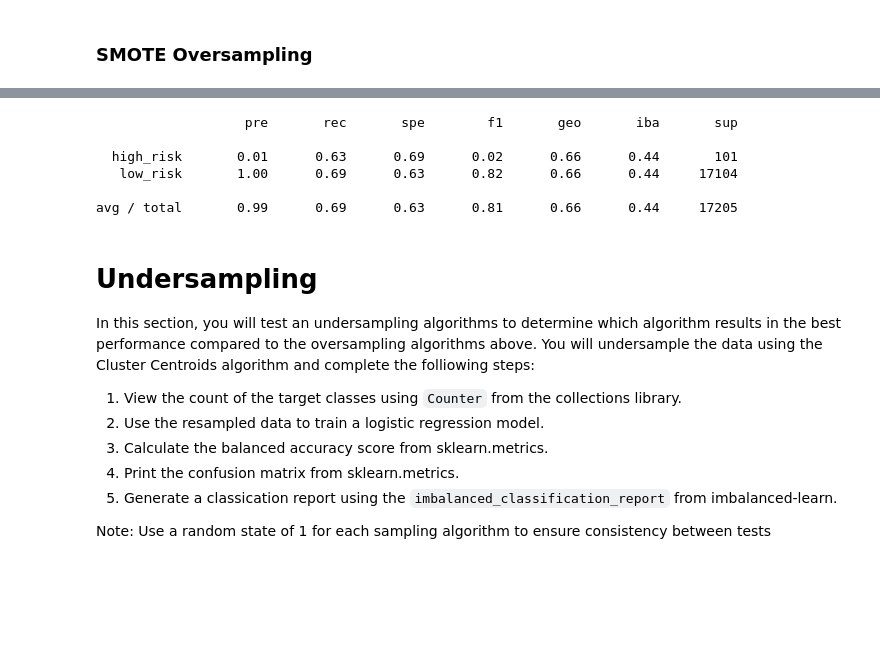
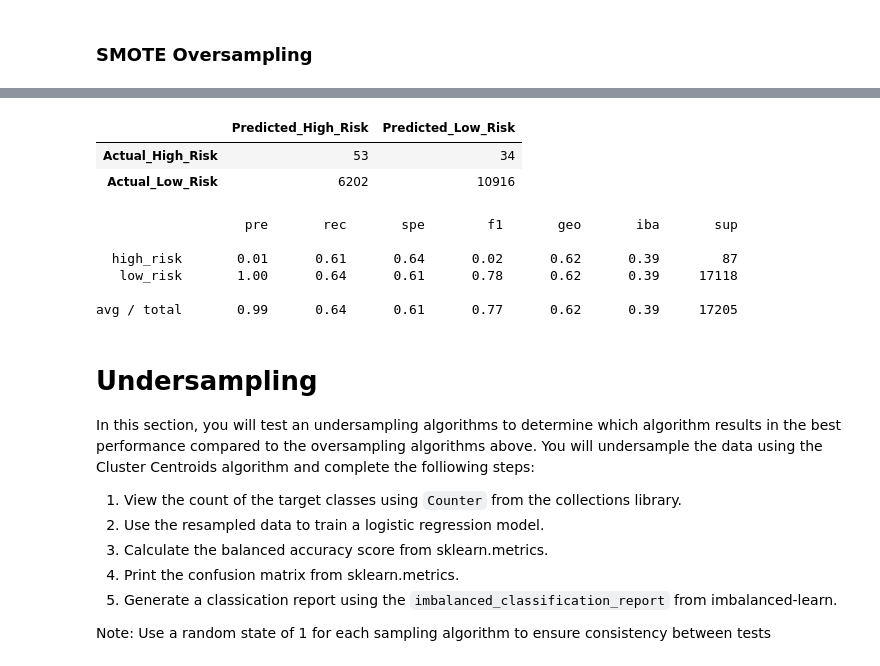
Before and after one commit to abhi82git/Credit_Risk_Analysis, a Jupyter notebook: credit_risk_resampling.ipynb, the cells around one changed output, grey strips where cells are left out. Cells and saved outputs as stored; diff of their text form; code cells hidden in the pictures; blank space fills up the shorter version.

```diff
--- a/credit_risk_resampling.ipynb
+++ b/credit_risk_resampling.ipynb
@@ -191,3 +186,11 @@ Counter({'loan_status': 1})
+# %%
+# Resample the training data with SMOTE
+from imblearn.over_sampling import SMOTE
+
+X_resampledSMOTE, y_resampleSMOTE = SMOTE(random_state=1, sampling_strategy='auto').fit_resample(X_train, y_train)
 # %%
 # Train the Logistic Regression model using the resampled data
-# YOUR CODE HERE
+model = LogisticRegression(random_state=1)
+
+model.fit(X_resampledSMOTE, y_resampleSMOTE)
+y_pred_SMOTE = model.predict(X_test)
@@ -207,13 +205,24 @@ array([[   64,    37],
+# %%
+# Display the confusion matrix
+matrix_SMOTE = confusion_matrix(y_test, y_pred_SMOTE)
+
+cm_SMOTE_df = pd.DataFrame(
+    matrix_SMOTE, index=["Actual_High_Risk", "Actual_Low_Risk"], columns=["Predicted_High_Risk", "Predicted_Low_Risk"])
+cm_SMOTE_df
+# %% [output]
+|  | Predicted_High_Risk | Predicted_Low_Risk |
+| Actual_High_Risk | 53 | 34 |
+| Actual_Low_Risk | 6202 | 10916 |
 # %%
 # Print the imbalanced classification report
-# YOUR CODE HERE
+print(classification_report_imbalanced(y_test, y_pred_SMOTE))
 # %% [output]
                    pre       rec       spe        f1       geo       iba       sup
 
-  high_risk       0.01      0.63      0.69      0.02      0.66      0.44       101
-   low_risk       1.00      0.69      0.63      0.82      0.66      0.44     17104
+  high_risk       0.01      0.61      0.64      0.02      0.62      0.39        87
+   low_risk       1.00      0.64      0.61      0.78      0.62      0.39     17118
 
-avg / total       0.99      0.69      0.63      0.81      0.66      0.44     17205
+avg / total       0.99      0.64      0.61      0.77      0.62      0.39     17205
 # %% [markdown]
 # Undersampling
 
```
Also changed, not shown: parts of 14 cells of this notebook.
